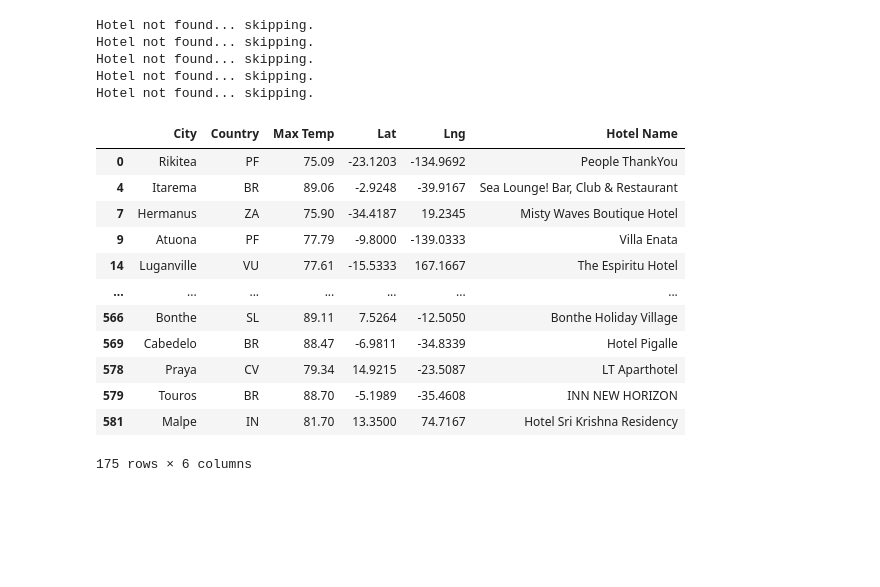
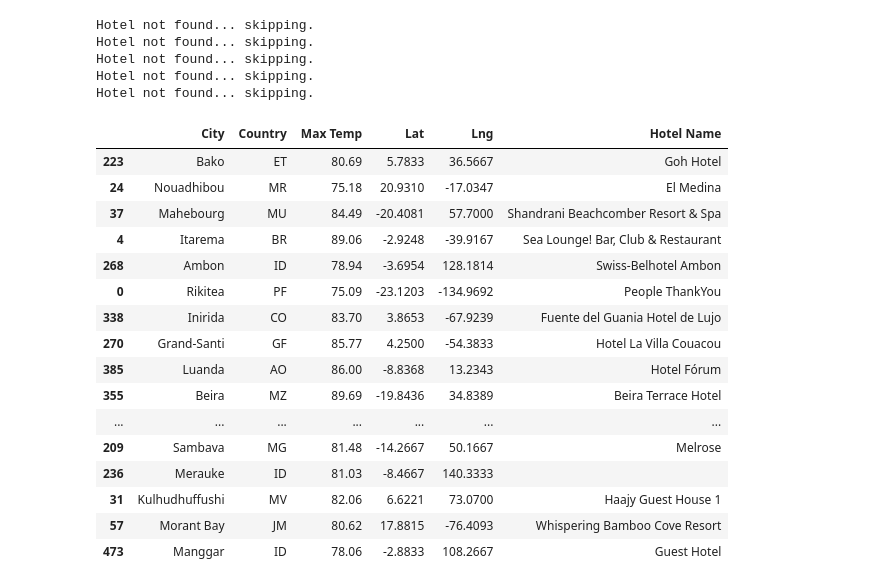
Before and after one commit to magillicus/World_Weather_Analysis, a Jupyter notebook: VacationPy.ipynb, the cells around one changed output. Saved outputs shown, nothing was run; the diff lists cells and outputs as text; code cells hidden in the pictures; blank space fills up the shorter version.

```diff
--- a/VacationPy.ipynb
+++ b/VacationPy.ipynb
@@ -191,21 +191,25 @@ Hotel not found... skipping.
 Hotel not found... skipping.
 Hotel not found... skipping.
 # %%
-hotel_df
+hotel_df.sample(50)
 # %% [output]
 |  | City | Country | Max Temp | Lat | Lng | Hotel Name |
+| 223 | Bako | ET | 80.69 | 5.7833 | 36.5667 | Goh Hotel |
+| 24 | Nouadhibou | MR | 75.18 | 20.9310 | -17.0347 | El Medina |
+| 37 | Mahebourg | MU | 84.49 | -20.4081 | 57.7000 | Shandrani Beachcomber Resort & Spa |
+| 4 | Itarema | BR | 89.06 | -2.9248 | -39.9167 | Sea Lounge! Bar, Club & Restaurant |
+| 268 | Ambon | ID | 78.94 | -3.6954 | 128.1814 | Swiss-Belhotel Ambon |
 | 0 | Rikitea | PF | 75.09 | -23.1203 | -134.9692 | People ThankYou |
-| 4 | Itarema | BR | 89.06 | -2.9248 | -39.9167 | Sea Lounge! Bar, Club & Restaurant |
-| 7 | Hermanus | ZA | 75.90 | -34.4187 | 19.2345 | Misty Waves Boutique Hotel |
-| 9 | Atuona | PF | 77.79 | -9.8000 | -139.0333 | Villa Enata |
-| 14 | Luganville | VU | 77.61 | -15.5333 | 167.1667 | The Espiritu Hotel |
+| 338 | Inirida | CO | 83.70 | 3.8653 | -67.9239 | Fuente del Guania Hotel de Lujo |
+| 270 | Grand-Santi | GF | 85.77 | 4.2500 | -54.3833 | Hotel La Villa Couacou |
+| 385 | Luanda | AO | 86.00 | -8.8368 | 13.2343 | Hotel Fórum |
+| 355 | Beira | MZ | 89.69 | -19.8436 | 34.8389 | Beira Terrace Hotel |
 | ... | ... | ... | ... | ... | ... | ... |
-| 566 | Bonthe | SL | 89.11 | 7.5264 | -12.5050 | Bonthe Holiday Village |
-| 569 | Cabedelo | BR | 88.47 | -6.9811 | -34.8339 | Hotel Pigalle |
-| 578 | Praya | CV | 79.34 | 14.9215 | -23.5087 | LT Aparthotel |
-| 579 | Touros | BR | 88.70 | -5.1989 | -35.4608 | INN NEW HORIZON |
-| 581 | Malpe | IN | 81.70 | 13.3500 | 74.7167 | Hotel Sri Krishna Residency |
+| 209 | Sambava | MG | 81.48 | -14.2667 | 50.1667 | Melrose |
+| 236 | Merauke | ID | 81.03 | -8.4667 | 140.3333 |  |
+| 31 | Kulhudhuffushi | MV | 82.06 | 6.6221 | 73.0700 | Haajy Guest House 1 |
+| 57 | Morant Bay | JM | 80.62 | 17.8815 | -76.4093 | Whispering Bamboo Cove Resort |
+| 473 | Manggar | ID | 78.06 | -2.8833 | 108.2667 | Guest Hotel |
-175 rows × 6 columns
 # %%
 info_box_template = """
 <dl>
```
Also changed, not shown: 14 other files.
